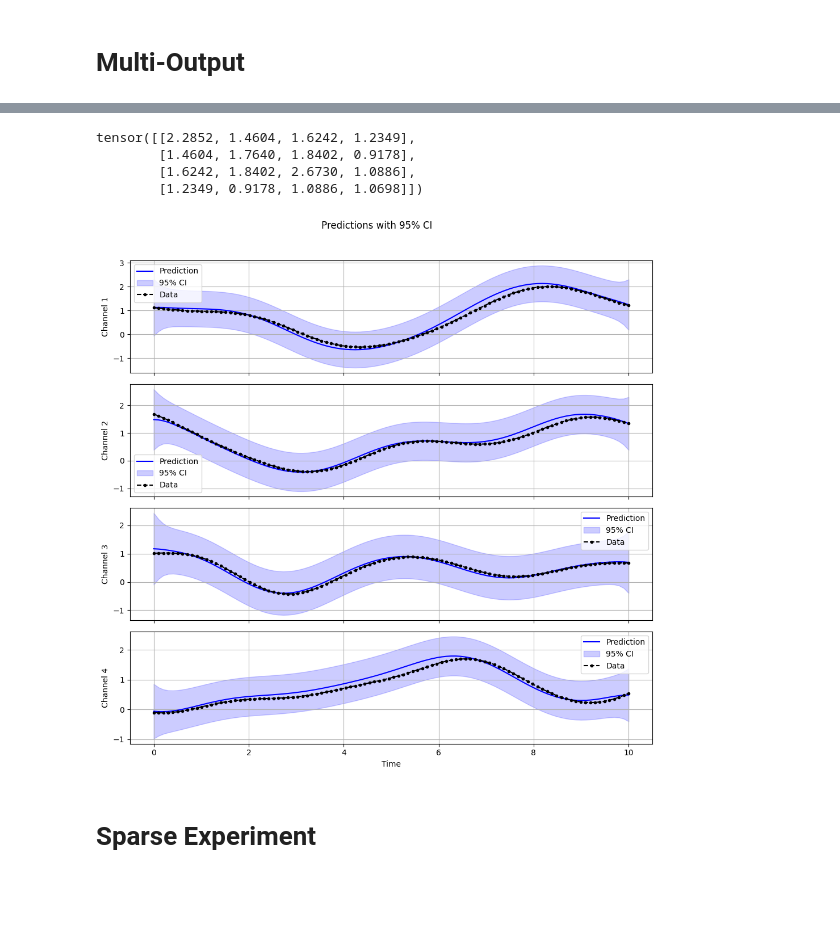
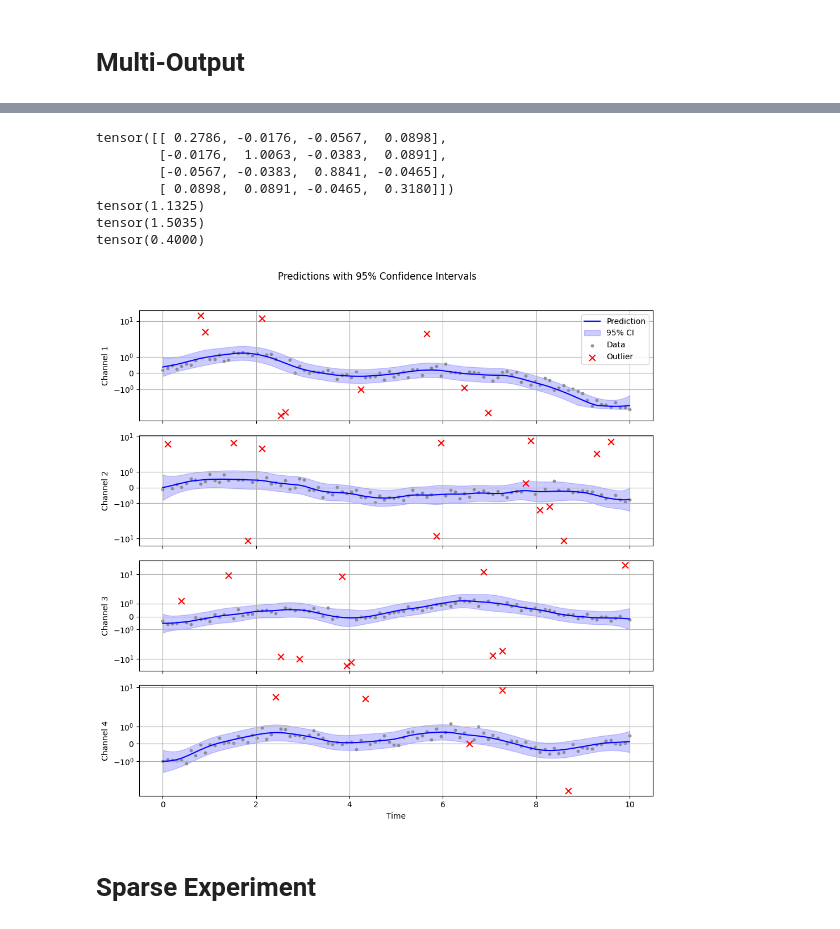
Before and after one commit to joshuarooijakkers/robust_conjugate_MOGP, a Jupyter notebook: experiments/temporal/multi-output-gps-spatio-temporal.ipynb, the cells around one changed output, grey strips where cells are left out. Saved outputs shown, nothing was run; the diff lists cells and outputs as text; code cells hidden in the pictures; blank space fills up the shorter version.

```diff
--- a/experiments/temporal/multi-output-gps-spatio-temporal.ipynb
+++ b/experiments/temporal/multi-output-gps-spatio-temporal.ipynb
@@ -1152,50 +1300,15 @@ plt.xlabel("Optimisation Step");
 # %%
 with tc.no_grad():
     (preds_smooth, stds_smooth, eff), (preds_filt, covs_filt, R, Ws_norm), (ms, Ps) = gp.forward(smoothing=True)
-    print(gp.A_matrix @ gp.A_matrix.T)
+    print(gp.B_matrix)
+    print(gp.temporal_lengthscale)
+    print(gp.temporal_magnitude)
+    print(gp.var_y)
 # %% [output]
-tensor([[2.2852, 1.4604, 1.6242, 1.2349],
-        [1.4604, 1.7640, 1.8402, 0.9178],
-        [1.6242, 1.8402, 2.6730, 1.0886],
-        [1.2349, 0.9178, 1.0886, 1.0698]])
+tensor([[ 0.2786, -0.0176, -0.0567,  0.0898],
+        [-0.0176,  1.0063, -0.0383,  0.0891],
+        [-0.0567, -0.0383,  0.8841, -0.0465],
+        [ 0.0898,  0.0891, -0.0465,  0.3180]])
+tensor(1.1325)
+tensor(1.5035)
+tensor(0.4000)
-# %%
-def plot_predictions_with_uncertainty(time_steps, prediction, stds, data=None, title="Predictions with 95% CI"):
-    """
-    Plot multi-channel predictions with 95% confidence intervals and optional observed data.
-
-    Args:
-        time_steps: (T, 1) array
-        prediction: (T, C) array of predictive means
-        stds: (T, C) array of predictive stds
-        data: (T, C) array of observed data (optional)
-        title: string for the plot title
-    """
-    T, C = prediction.shape
-    time = time_steps.squeeze()
-
-    fig, axes = plt.subplots(C, 1, figsize=(10, 2.5 * C), sharex=True)
-
-    if C == 1:
-        axes = [axes]
-
-    for c in range(C):
-        mean = prediction[:, c]
-        std = stds[:, c]
-        lower = mean - 1.96 * std
-        upper = mean + 1.96 * std
-
-        ax = axes[c]
-        ax.plot(time, mean, label="Prediction", color='blue')
-        ax.fill_between(time, lower, upper, color='blue', alpha=0.2, label='95% CI')
-
-        if data is not None:
-            ax.plot(time, data[:, c], label="Data", color='black', linestyle='--', marker='o', markersize=3)
-
-        ax.set_ylabel(f'Channel {c+1}')
-        ax.grid(True)
-        ax.legend()
-
-    axes[-1].set_xlabel("Time")
-    fig.suptitle(title)
-    plt.tight_layout(rect=[0, 0, 1, 0.96])
-    plt.show()
@@ -1202,7 +1382,7 @@ def plot_predictions_with_uncertainty(time_steps, prediction, stds, data=None, t
 # %%
-plot_predictions_with_uncertainty(ts, preds_smooth, stds_smooth, data=Ys)
+plot_predictions_with_uncertainty(ts, preds_smooth, stds_smooth, data=obs, outlier_locs=outliers_loc)
 # %% [output]
-[figure, old version]
+[figure, new version]
 # %% [markdown]
 # Sparse Experiment
 # %%
```
Also changed, not shown: parts of 8 cells of this notebook.
